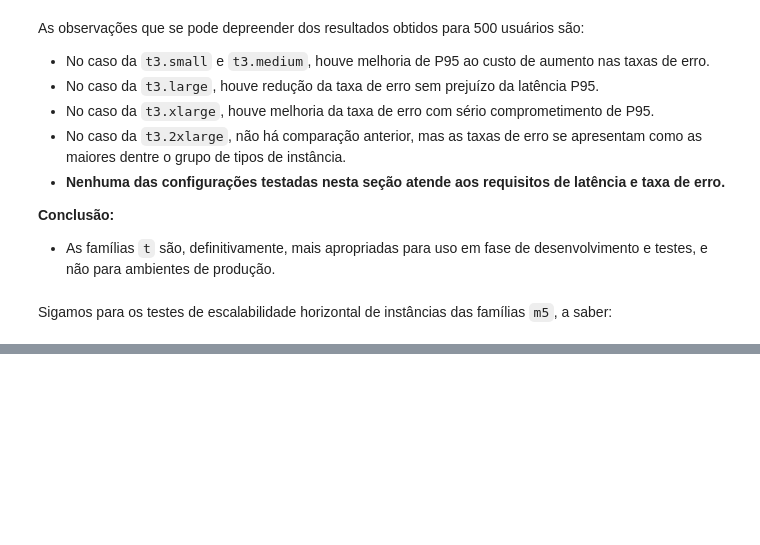
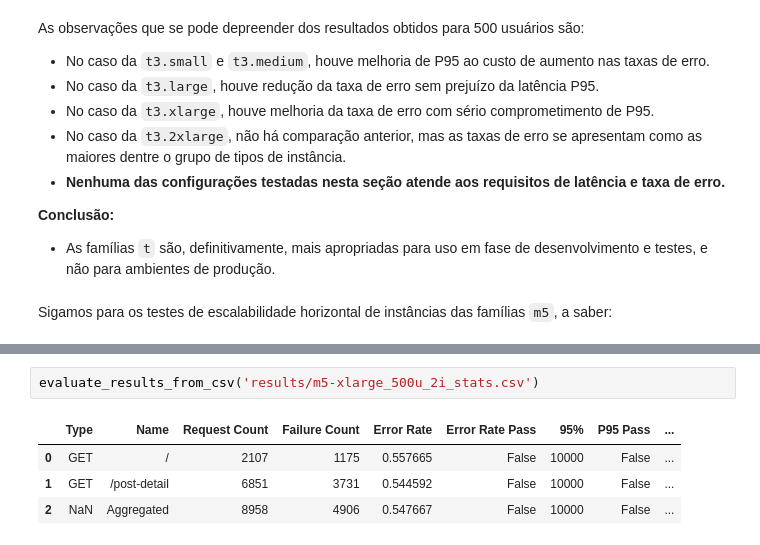
Before and after one commit to jonasluz/DIA.X540.cloud-ai, a Jupyter notebook: Project-4/Project-4.ipynb, the cells around one changed output, grey strips where cells are left out. Drawn from its saved outputs; the diff is of its cells as text; blank space fills up the shorter version.

```diff
--- a/Project-4/Project-4.ipynb
+++ b/Project-4/Project-4.ipynb
@@ -342,0 +351,7 @@ df_prices[df_prices[INSTANCE_TYPE_COLUMN].str.startswith('m5')]
+# %%
+evaluate_results_from_csv('results/m5-xlarge_500u_2i_stats.csv')
+# %% [output]
+|  | Type | Name | Request Count | Failure Count | Error Rate | Error Rate Pass | 95% | P95 Pass | ... |
+| 0 | GET | / | 2107 | 1175 | 0.557665 | False | 10000 | False | ... |
+| 1 | GET | /post-detail | 6851 | 3731 | 0.544592 | False | 10000 | False | ... |
+| 2 | NaN | Aggregated | 8958 | 4906 | 0.547667 | False | 10000 | False | ... |
```
Also changed, not shown: parts of 5 cells of this notebook, 4 other files.
